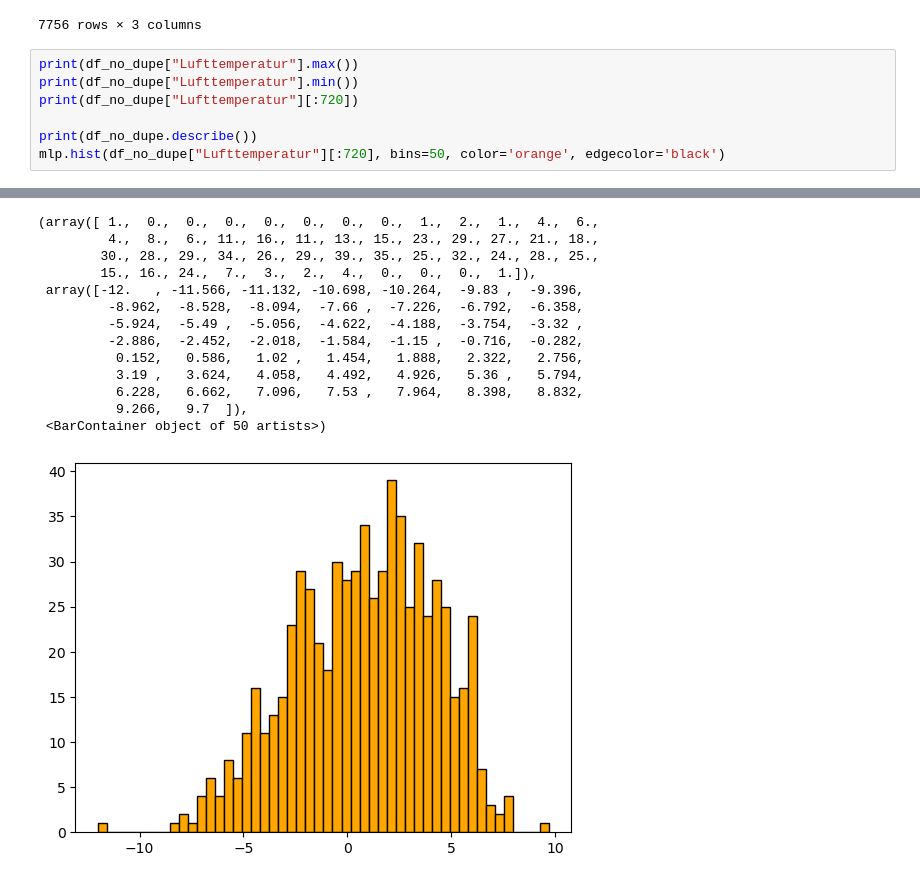
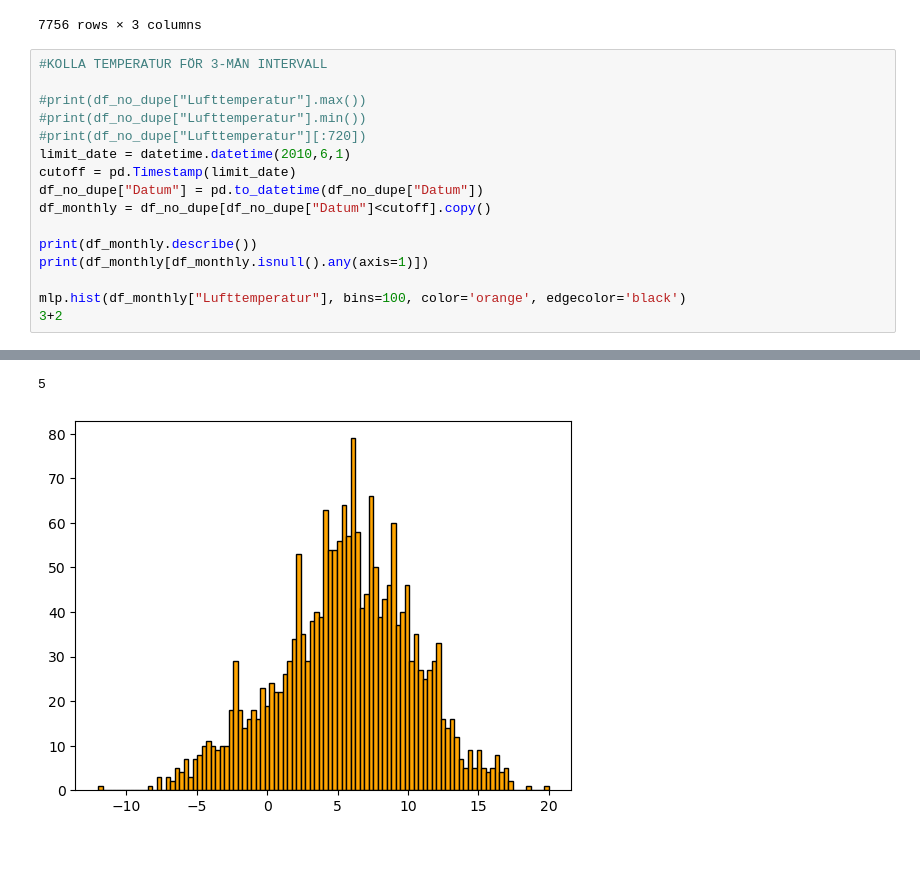
Before and after one commit to Maximilian-Carlback/Assignment-1, a Jupyter notebook: Assignment_1.ipynb, the cells around one changed output, grey strips where cells are left out. Cells and saved outputs as stored; diff of their text form; blank space fills up the shorter version.

```diff
--- a/Assignment_1.ipynb
+++ b/Assignment_1.ipynb
@@ -55,10 +68,19 @@ df_no_dupe[df_no_dupe.isnull().any(axis=1)]
 | 131697 | 2024-12-31 | 11:00:00 | NaN |
 7756 rows × 3 columns
 # %%
-print(df_no_dupe["Lufttemperatur"].max())
-print(df_no_dupe["Lufttemperatur"].min())
-print(df_no_dupe["Lufttemperatur"][:720])
+#KOLLA TEMPERATUR FÖR 3-MÅN INTERVALL
 
-print(df_no_dupe.describe())
-mlp.hist(df_no_dupe["Lufttemperatur"][:720], bins=50, color='orange', edgecolor='black')
+#print(df_no_dupe["Lufttemperatur"].max())
+#print(df_no_dupe["Lufttemperatur"].min())
+#print(df_no_dupe["Lufttemperatur"][:720])
+limit_date = datetime.datetime(2010,6,1)
+cutoff = pd.Timestamp(limit_date)
+df_no_dupe["Datum"] = pd.to_datetime(df_no_dupe["Datum"])
+df_monthly = df_no_dupe[df_no_dupe["Datum"]<cutoff].copy()
+
+print(df_monthly.describe())
+print(df_monthly[df_monthly.isnull().any(axis=1)])
+
+mlp.hist(df_monthly["Lufttemperatur"], bins=100, color='orange', edgecolor='black')
+3+2
 # %% [output]
@@ -82,14 +104,2 @@ max         39.400000
-(array([ 1.,  0.,  0.,  0.,  0.,  0.,  0.,  0.,  1.,  2.,  1.,  4.,  6.,
-         4.,  8.,  6., 11., 16., 11., 13., 15., 23., 29., 27., 21., 18.,
-        30., 28., 29., 34., 26., 29., 39., 35., 25., 32., 24., 28., 25.,
-        15., 16., 24.,  7.,  3.,  2.,  4.,  0.,  0.,  0.,  1.]),
- array([-12.   , -11.566, -11.132, -10.698, -10.264,  -9.83 ,  -9.396,
-         -8.962,  -8.528,  -8.094,  -7.66 ,  -7.226,  -6.792,  -6.358,
-         -5.924,  -5.49 ,  -5.056,  -4.622,  -4.188,  -3.754,  -3.32 ,
-         -2.886,  -2.452,  -2.018,  -1.584,  -1.15 ,  -0.716,  -0.282,
-          0.152,   0.586,   1.02 ,   1.454,   1.888,   2.322,   2.756,
-          3.19 ,   3.624,   4.058,   4.492,   4.926,   5.36 ,   5.794,
-          6.228,   6.662,   7.096,   7.53 ,   7.964,   8.398,   8.832,
-          9.266,   9.7  ]),
- <BarContainer object of 50 artists>)
+5
-[figure, old version]
+[figure, new version]
```
Also changed, not shown: parts of 4 cells of this notebook.
